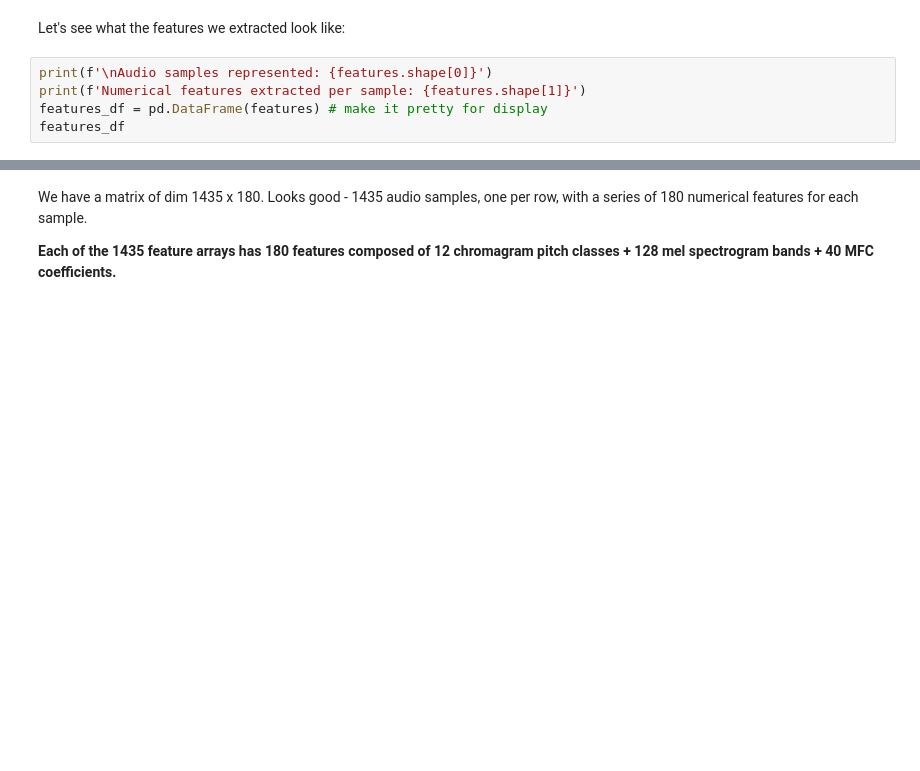
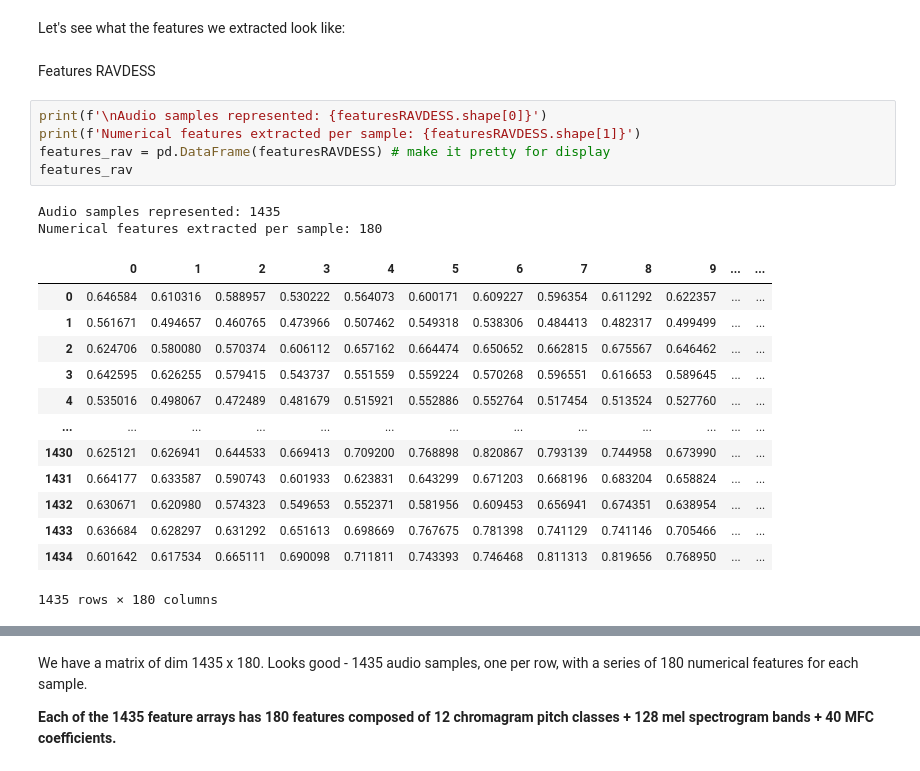
Before and after one commit to goose2711/Week-2_Data_Preprocessing, a Jupyter notebook: Week_2_Data_Preprocessing.ipynb, the cells around one changed output, grey strips where cells are left out. Cells and saved outputs as stored; diff of their text form; blank space fills up the shorter version.

```diff
--- a/Week_2_Data_Preprocessing.ipynb
+++ b/Week_2_Data_Preprocessing.ipynb
@@ -873,7 +875,25 @@ featuresEMODB, emotionsForEMODB = load_data_Emodb()
 # %% [markdown]
 Let's see what the features we extracted look like:
+# %% [markdown]
+Features RAVDESS
 # %%
-print(f'\nAudio samples represented: {features.shape[0]}')
-print(f'Numerical features extracted per sample: {features.shape[1]}')
-features_df = pd.DataFrame(features) # make it pretty for display
-features_df
+print(f'\nAudio samples represented: {featuresRAVDESS.shape[0]}')
+print(f'Numerical features extracted per sample: {featuresRAVDESS.shape[1]}')
+features_rav = pd.DataFrame(featuresRAVDESS) # make it pretty for display
+features_rav
+# %% [output]
+Audio samples represented: 1435
+Numerical features extracted per sample: 180
+|  | 0 | 1 | 2 | 3 | 4 | 5 | 6 | 7 | 8 | 9 | ... | ... |
+| 0 | 0.646584 | 0.610316 | 0.588957 | 0.530222 | 0.564073 | 0.600171 | 0.609227 | 0.596354 | 0.611292 | 0.622357 | ... | ... |
+| 1 | 0.561671 | 0.494657 | 0.460765 | 0.473966 | 0.507462 | 0.549318 | 0.538306 | 0.484413 | 0.482317 | 0.499499 | ... | ... |
+| 2 | 0.624706 | 0.580080 | 0.570374 | 0.606112 | 0.657162 | 0.664474 | 0.650652 | 0.662815 | 0.675567 | 0.646462 | ... | ... |
+| 3 | 0.642595 | 0.626255 | 0.579415 | 0.543737 | 0.551559 | 0.559224 | 0.570268 | 0.596551 | 0.616653 | 0.589645 | ... | ... |
+| 4 | 0.535016 | 0.498067 | 0.472489 | 0.481679 | 0.515921 | 0.552886 | 0.552764 | 0.517454 | 0.513524 | 0.527760 | ... | ... |
+| ... | ... | ... | ... | ... | ... | ... | ... | ... | ... | ... | ... | ... |
+| 1430 | 0.625121 | 0.626941 | 0.644533 | 0.669413 | 0.709200 | 0.768898 | 0.820867 | 0.793139 | 0.744958 | 0.673990 | ... | ... |
+| 1431 | 0.664177 | 0.633587 | 0.590743 | 0.601933 | 0.623831 | 0.643299 | 0.671203 | 0.668196 | 0.683204 | 0.658824 | ... | ... |
+| 1432 | 0.630671 | 0.620980 | 0.574323 | 0.549653 | 0.552371 | 0.581956 | 0.609453 | 0.656941 | 0.674351 | 0.638954 | ... | ... |
+| 1433 | 0.636684 | 0.628297 | 0.631292 | 0.651613 | 0.698669 | 0.767675 | 0.781398 | 0.741129 | 0.741146 | 0.705466 | ... | ... |
+| 1434 | 0.601642 | 0.617534 | 0.665111 | 0.690098 | 0.711811 | 0.743393 | 0.746468 | 0.811313 | 0.819656 | 0.768950 | ... | ... |
+1435 rows × 180 columns
```
Also changed, not shown: parts of 10 cells of this notebook.
